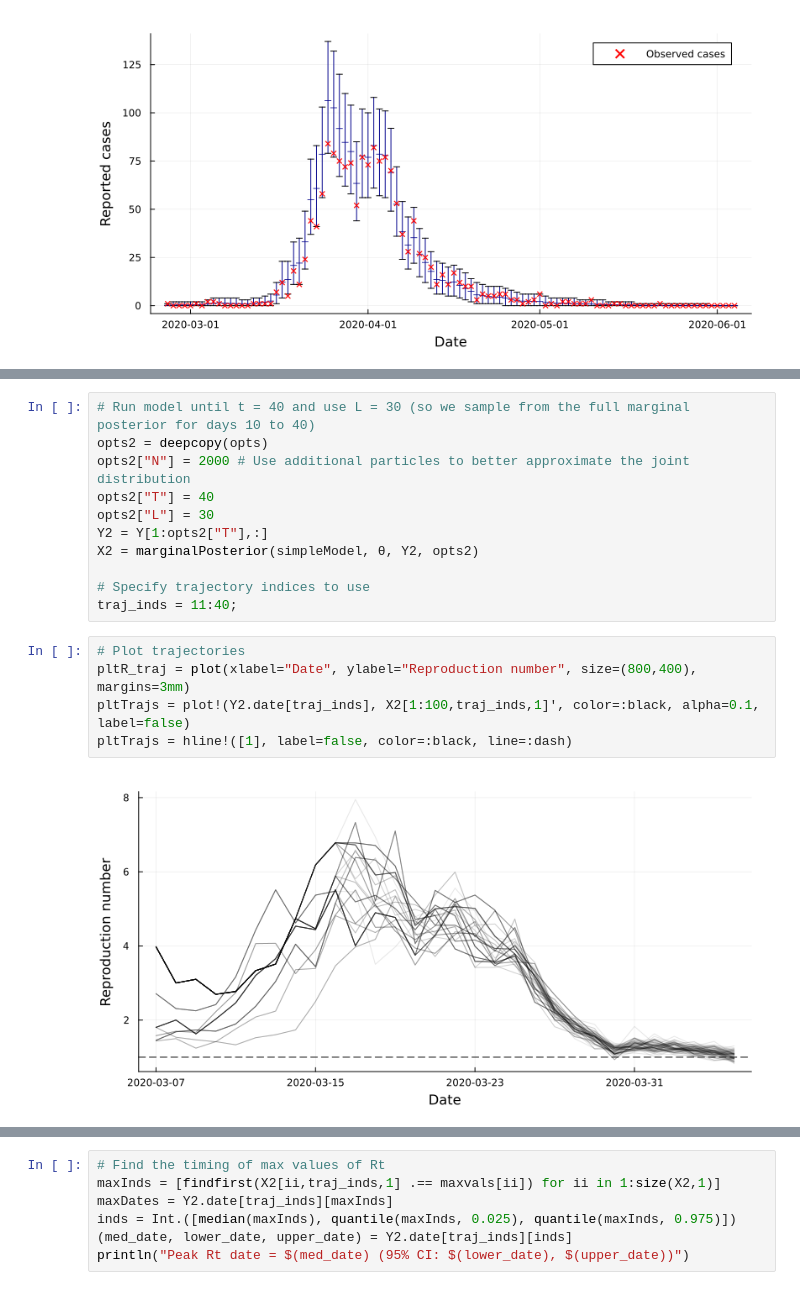
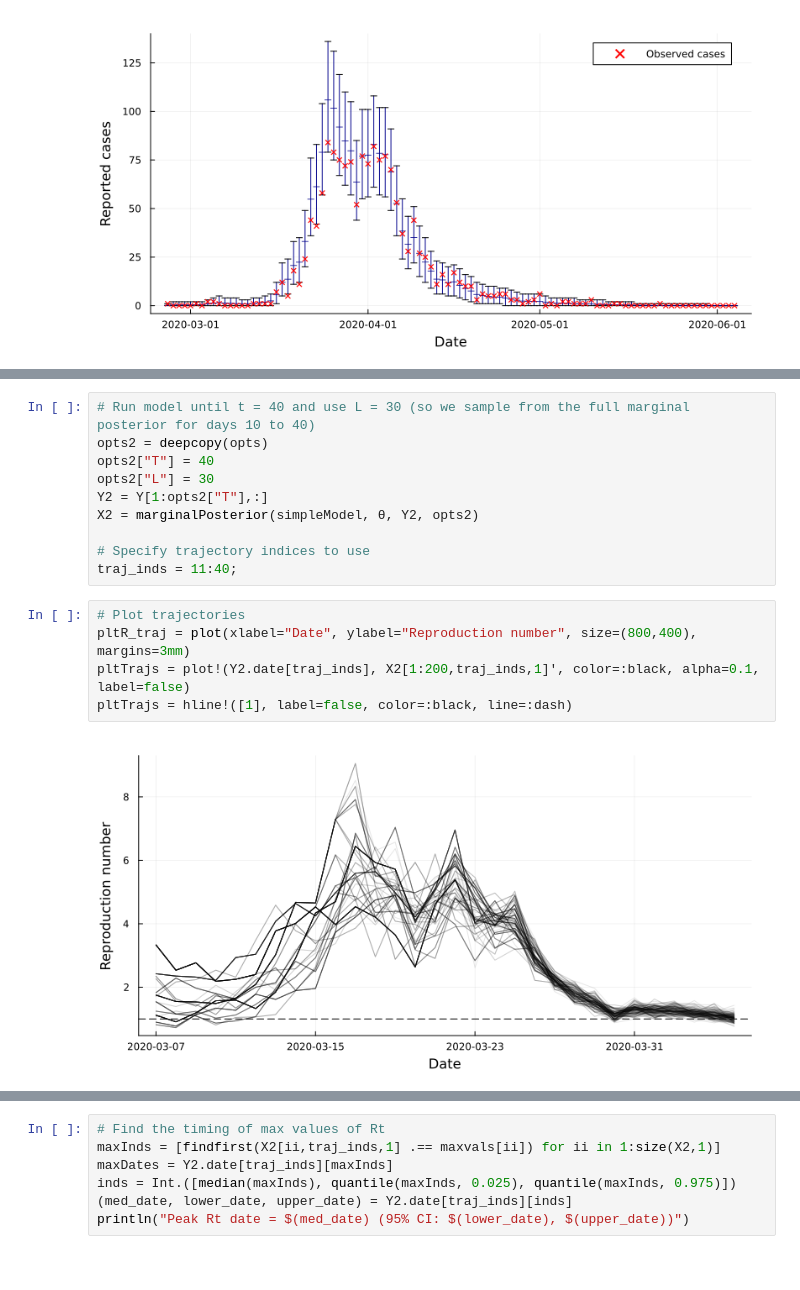
Before and after one commit to nicsteyn2/SMCforRt, a Jupyter notebook: paper/01simple.ipynb, the cells around one changed output, grey strips where cells are left out. Saved outputs shown, nothing was run; the diff lists cells and outputs as text.

```diff
--- a/paper/01simple.ipynb
+++ b/paper/01simple.ipynb
@@ -150,7 +150,6 @@ Non-zero coverage: 0.9846153846153847
 # %%
 # Run model until t = 40 and use L = 30 (so we sample from the full marginal posterior for days 10 to 40)
 opts2 = deepcopy(opts)
-opts2["N"] = 2000 # Use additional particles to better approximate the joint distribution
 opts2["T"] = 40
 opts2["L"] = 30
 Y2 = Y[1:opts2["T"],:]
@@ -161,10 +160,10 @@ traj_inds = 11:40;
 # %%
 # Plot trajectories
 pltR_traj = plot(xlabel="Date", ylabel="Reproduction number", size=(800,400), margins=3mm)
-pltTrajs = plot!(Y2.date[traj_inds], X2[1:100,traj_inds,1]', color=:black, alpha=0.1, label=false)
+pltTrajs = plot!(Y2.date[traj_inds], X2[1:200,traj_inds,1]', color=:black, alpha=0.1, label=false)
 pltTrajs = hline!([1], label=false, color=:black, line=:dash)
 # %% [output]
-[figure, old version]
+[figure, new version]
 # %%
 # Find samples of max Rt values
 maxvals = maximum(X2[:,traj_inds,1], dims=2)[1:end]
```
Also changed, not shown: parts of 8 cells of this notebook.
